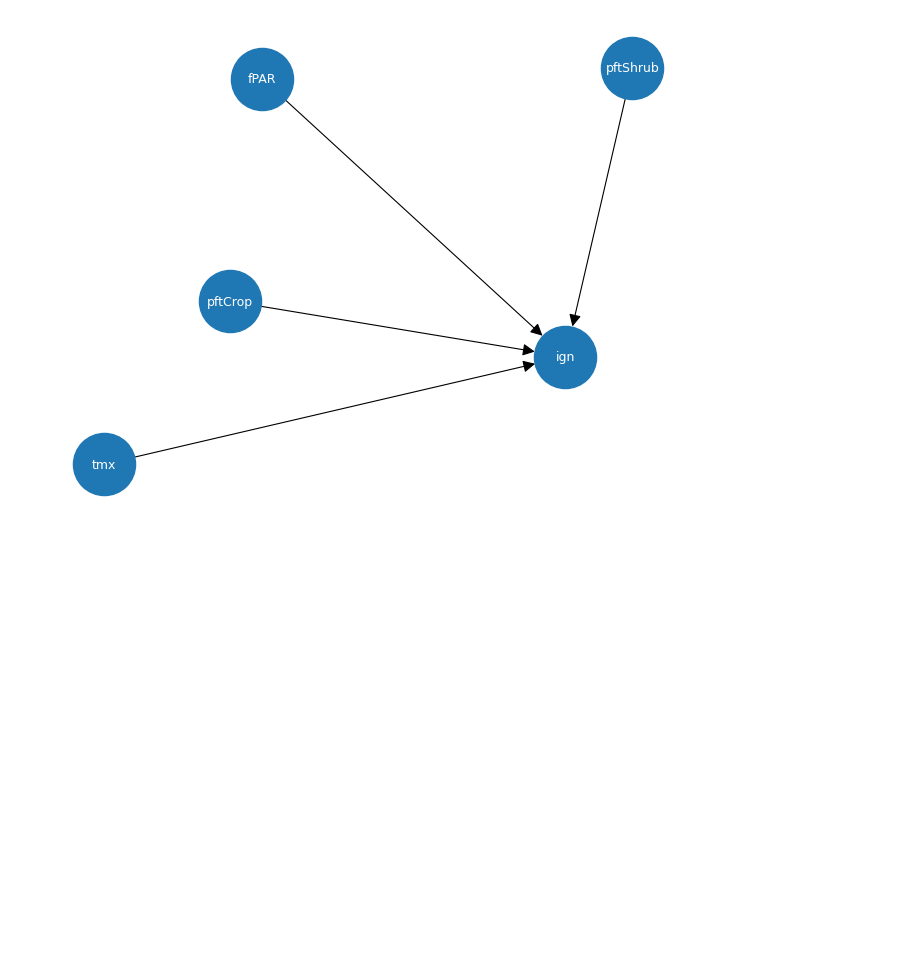
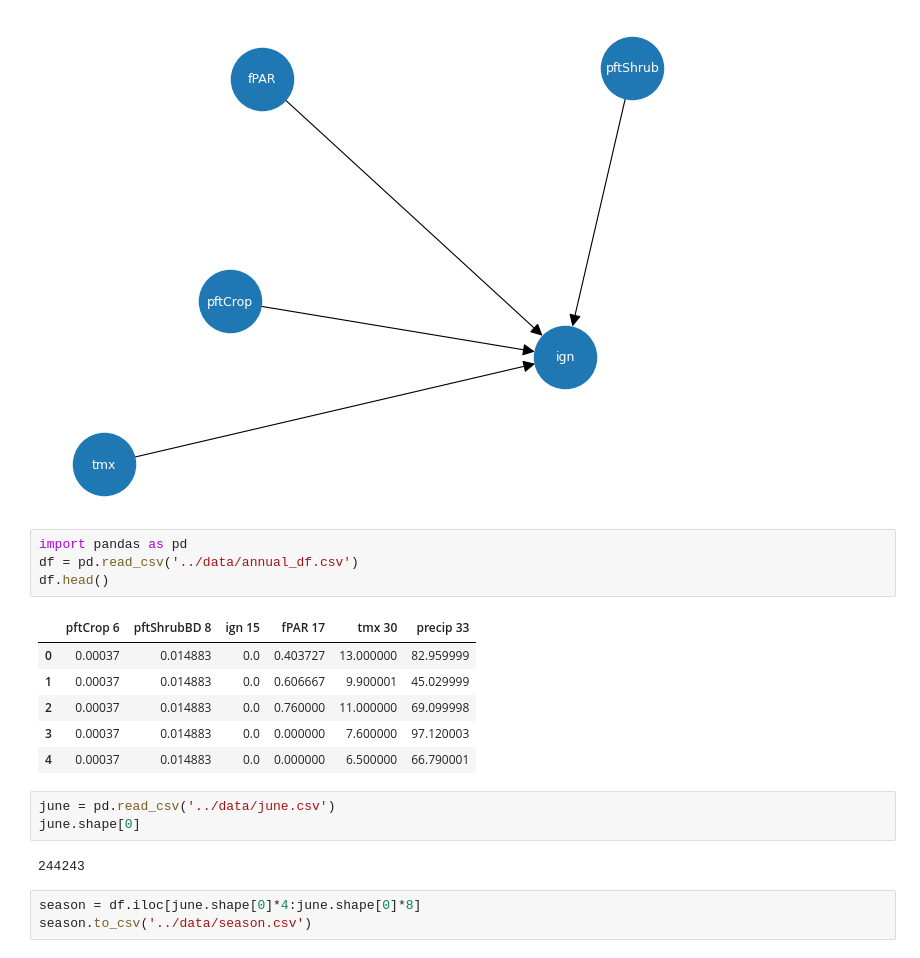
Before and after one commit to NirliptaPande/causal_DAGFlowNet, a Jupyter notebook: edits/visual.ipynb, the cells around one changed output. Saved outputs shown, nothing was run; the diff lists cells and outputs as text; blank space fills up the shorter version.

Commit message:
trial seasonal data commit

```diff
--- a/edits/visual.ipynb
+++ b/edits/visual.ipynb
@@ -330,3 +330,22 @@ nx.draw(nx_dag, with_labels=True,**options)
 plt.show()
 # %% [output]
 [figure]
+# %%
+import pandas as pd
+df = pd.read_csv('../data/annual_df.csv')
+df.head()
+# %% [output]
+|  | pftCrop 6 | pftShrubBD 8 | ign 15 | fPAR 17 | tmx 30 | precip 33 |
+| 0 | 0.00037 | 0.014883 | 0.0 | 0.403727 | 13.000000 | 82.959999 |
+| 1 | 0.00037 | 0.014883 | 0.0 | 0.606667 | 9.900001 | 45.029999 |
+| 2 | 0.00037 | 0.014883 | 0.0 | 0.760000 | 11.000000 | 69.099998 |
+| 3 | 0.00037 | 0.014883 | 0.0 | 0.000000 | 7.600000 | 97.120003 |
+| 4 | 0.00037 | 0.014883 | 0.0 | 0.000000 | 6.500000 | 66.790001 |
+# %%
+june = pd.read_csv('../data/june.csv')
+june.shape[0]
+# %% [output]
+244243
+# %%
+season = df.iloc[june.shape[0]*4:june.shape[0]*8]
+season.to_csv('../data/season.csv')
```
Also changed, not shown: 2 other files.
